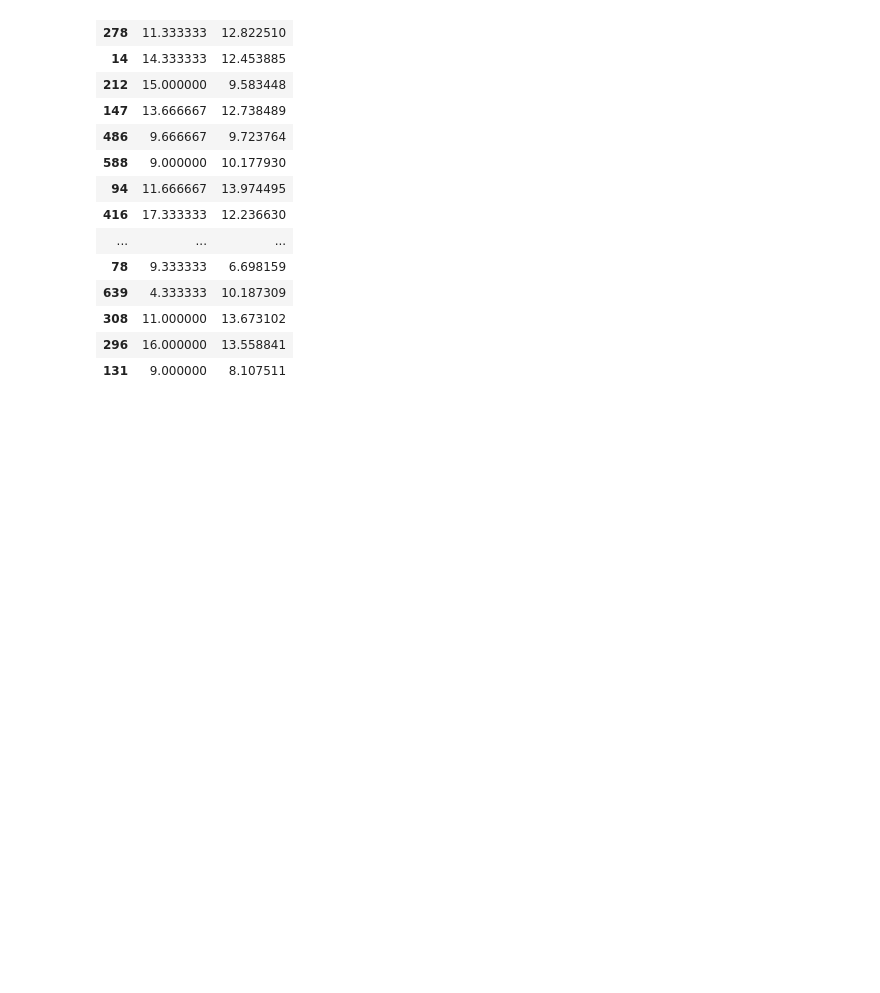
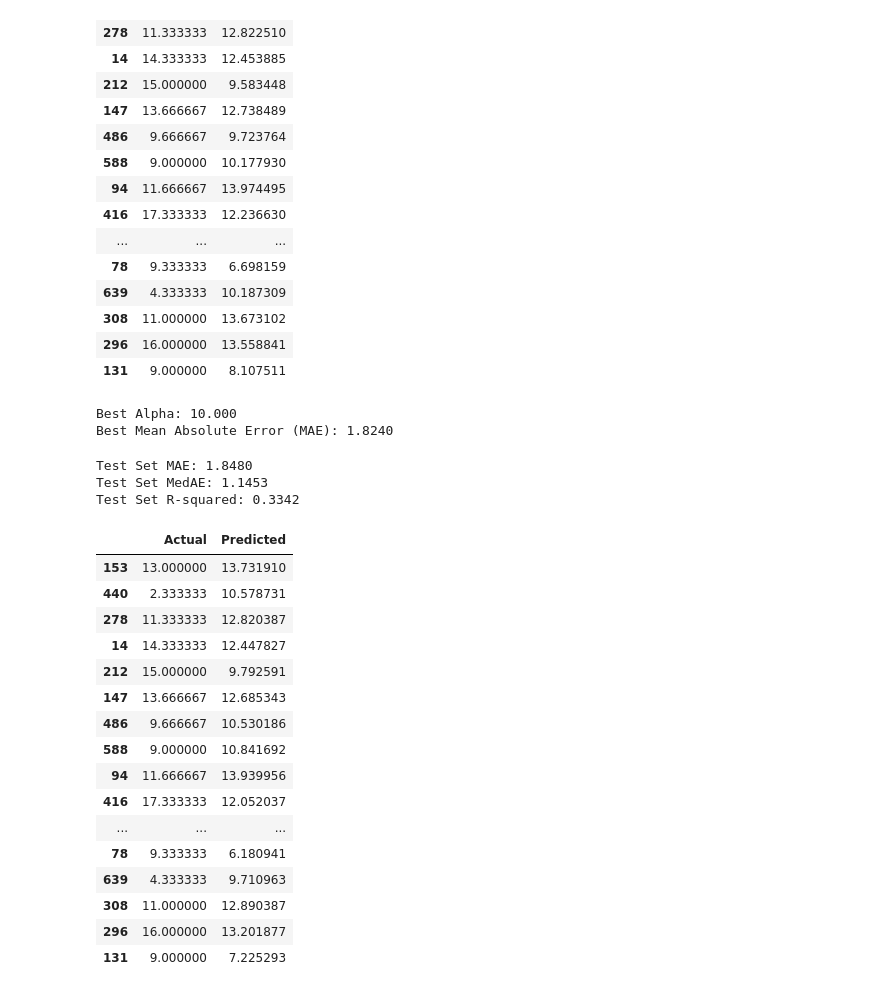
Before and after one commit to rb23abm/Behavioral-and-Alcohol-Consumption-Data-Driven-Models-for-Academic-Success-Prediction, a Jupyter notebook: code.ipynb, the cells around one changed output. Drawn from its saved outputs; the diff is of its cells as text; code cells hidden in the pictures; blank space fills up the shorter version.

Commit message:
applied ridge regression

```diff
--- a/code.ipynb
+++ b/code.ipynb
@@ -500,0 +503,56 @@ results_df.head(20)
+# %%
+alpha_values = np.logspace(-3, 3, 7) # Testing alphas from 0.001 to 1000 on a log scale
+
+mae_scorer = make_scorer(mean_absolute_error, greater_is_better=False)
+
+param_grid = {'alpha': alpha_values}
+
+ridge_regressor = Ridge()
+grid_search = GridSearchCV(estimator=ridge_regressor, param_grid=param_grid, scoring=mae_scorer, cv=5)
+grid_search.fit(x_train, y_train)
+best_alpha = grid_search.best_params_['alpha']
+best_score = -grid_search.best_score_  # Convert score back to positive MAE
+print(f"Best Alpha: {best_alpha:.3f}")
+print(f"Best Mean Absolute Error (MAE): {best_score:.4f}")
+# %% [output]
+Best Alpha: 10.000
+Best Mean Absolute Error (MAE): 1.8240
+# %%
+best_model = grid_search.best_estimator_
+y_pred_test = best_model.predict(x_test)
+test_mae = mean_absolute_error(y_test, y_pred_test)
+test_medae = median_absolute_error(y_test, y_pred_test)
+test_r2 = r2_score(y_test, y_pred_test)
+
+print(f"Test Set MAE: {test_mae:.4f}")
+print(f"Test Set MedAE: {test_medae:.4f}")
+print(f"Test Set R-squared: {test_r2:.4f}")
+# %% [output]
+Test Set MAE: 1.8480
+Test Set MedAE: 1.1453
+Test Set R-squared: 0.3342
+# %%
+results_df = pd.DataFrame({
+    'Actual': y_test,
+    'Predicted': y_pred_test
+})
+
+results_df.head(20)
+# %% [output]
+|  | Actual | Predicted |
+| 153 | 13.000000 | 13.731910 |
+| 440 | 2.333333 | 10.578731 |
+| 278 | 11.333333 | 12.820387 |
+| 14 | 14.333333 | 12.447827 |
+| 212 | 15.000000 | 9.792591 |
+| 147 | 13.666667 | 12.685343 |
+| 486 | 9.666667 | 10.530186 |
+| 588 | 9.000000 | 10.841692 |
+| 94 | 11.666667 | 13.939956 |
+| 416 | 17.333333 | 12.052037 |
+| ... | ... | ... |
+| 78 | 9.333333 | 6.180941 |
+| 639 | 4.333333 | 9.710963 |
+| 308 | 11.000000 | 12.890387 |
+| 296 | 16.000000 | 13.201877 |
+| 131 | 9.000000 | 7.225293 |
```
Also changed, not shown: parts of 1 cell of this notebook.
